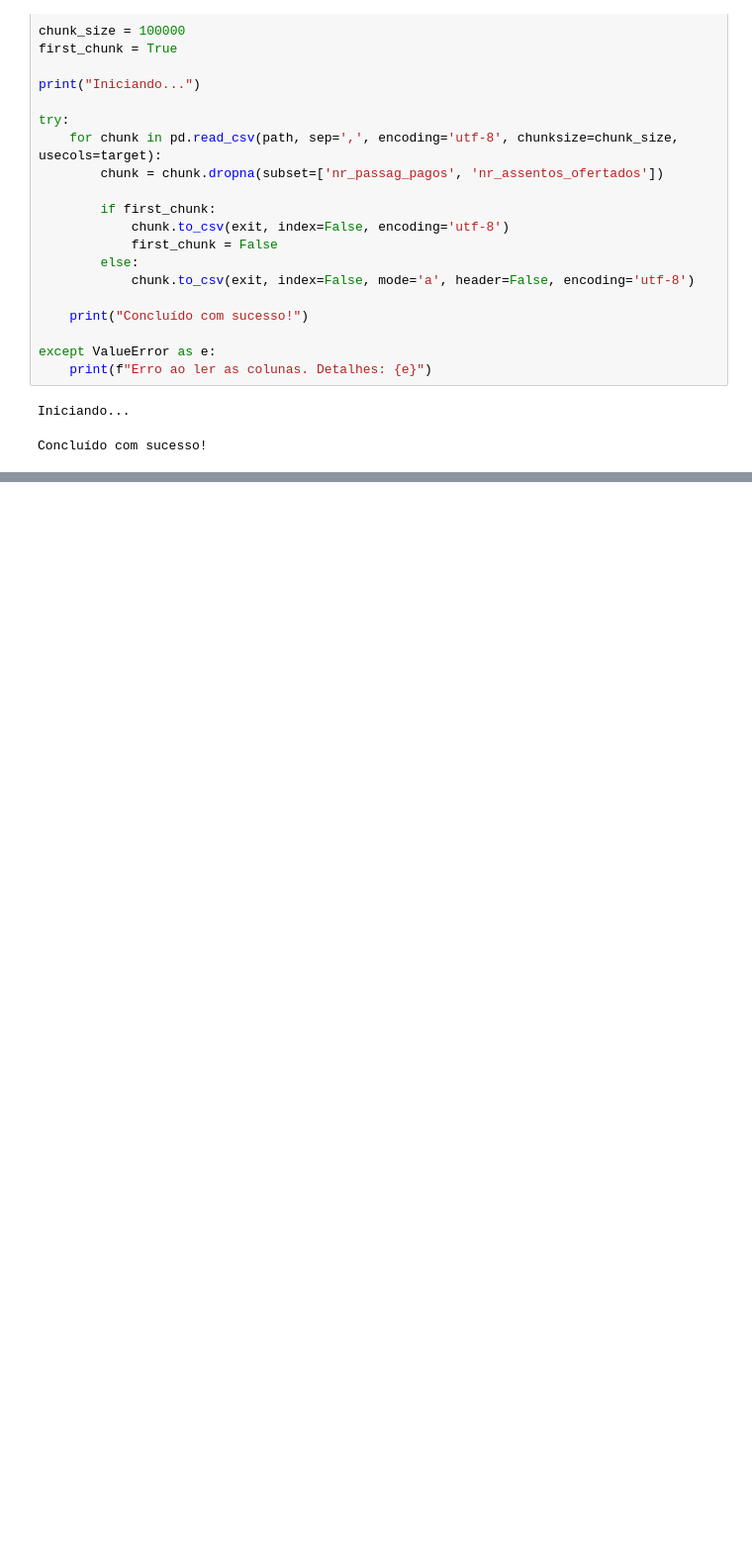
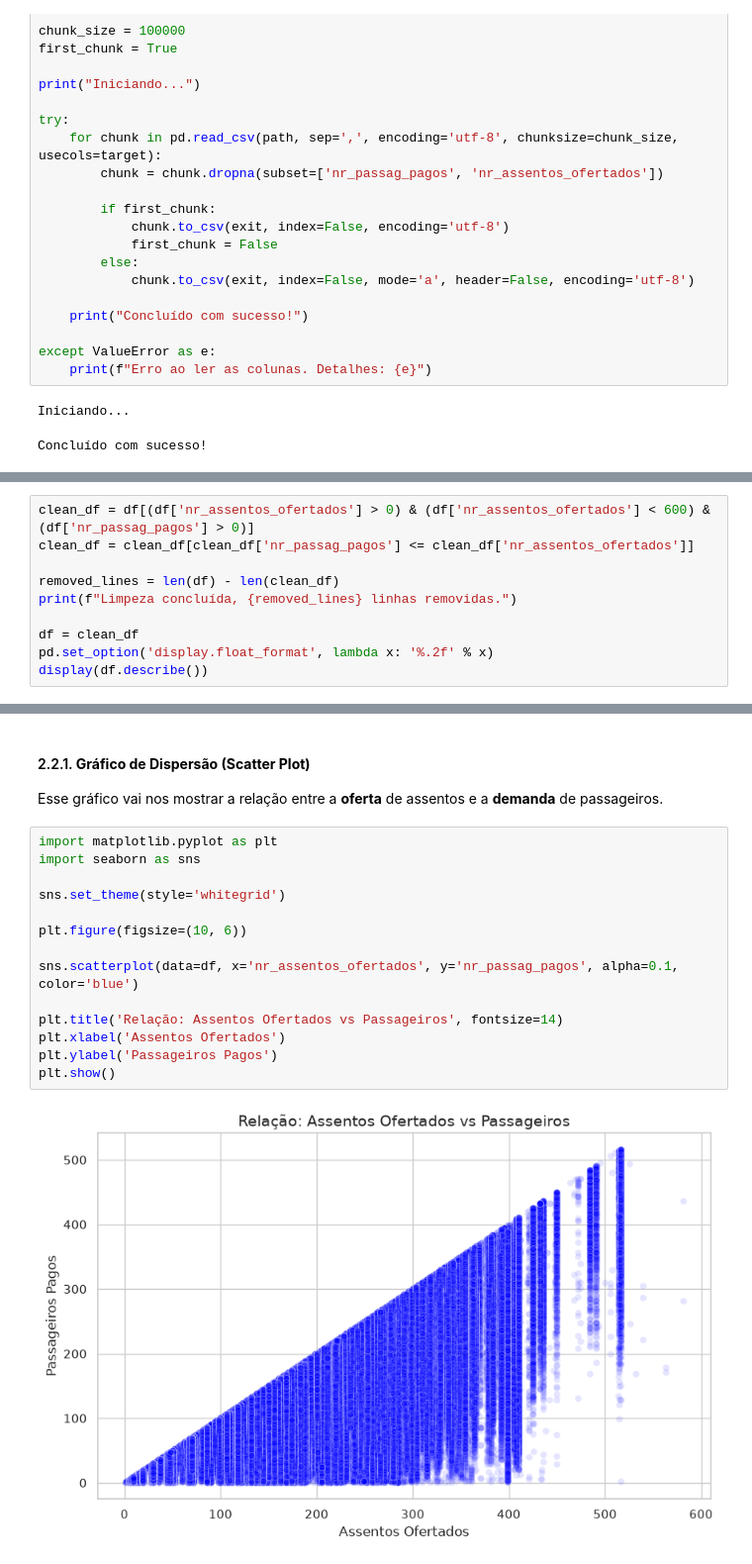
Before and after one commit to flaio-rian-mmarques/anpred-atraso-aviacao, a Jupyter notebook: previsao_atrasos.ipynb, the cells around one changed output, grey strips where cells are left out. Shown at 99% size. Cells and saved outputs as stored; diff of their text form; blank space fills up the shorter version.

```diff
--- a/previsao_atrasos.ipynb
+++ b/previsao_atrasos.ipynb
@@ -118,0 +127,10 @@ dtype: int64
+# %%
+clean_df = df[(df['nr_assentos_ofertados'] > 0) & (df['nr_assentos_ofertados'] < 600) & (df['nr_passag_pagos'] > 0)]
+clean_df = clean_df[clean_df['nr_passag_pagos'] <= clean_df['nr_assentos_ofertados']]
+
+removed_lines = len(df) - len(clean_df)
+print(f"Limpeza concluída, {removed_lines} linhas removidas.")
+
+df = clean_df
+pd.set_option('display.float_format', lambda x: '%.2f' % x)
+display(df.describe())
@@ -118,0 +156,19 @@ dtype: int64
+# %% [markdown]
+#### 2.2.1. **Gráfico de Dispersão (Scatter Plot)**
+Esse gráfico vai nos mostrar a relação entre a **oferta** de assentos e a **demanda** de passageiros.
+# %%
+import matplotlib.pyplot as plt
+import seaborn as sns
+
+sns.set_theme(style='whitegrid')
+
+plt.figure(figsize=(10, 6))
+
+sns.scatterplot(data=df, x='nr_assentos_ofertados', y='nr_passag_pagos', alpha=0.1, color='blue')
+
+plt.title('Relação: Assentos Ofertados vs Passageiros', fontsize=14)
+plt.xlabel('Assentos Ofertados')
+plt.ylabel('Passageiros Pagos')
+plt.show()
+# %% [output]
+[figure, added]
```
Also changed, not shown: parts of 20 cells of this notebook.
